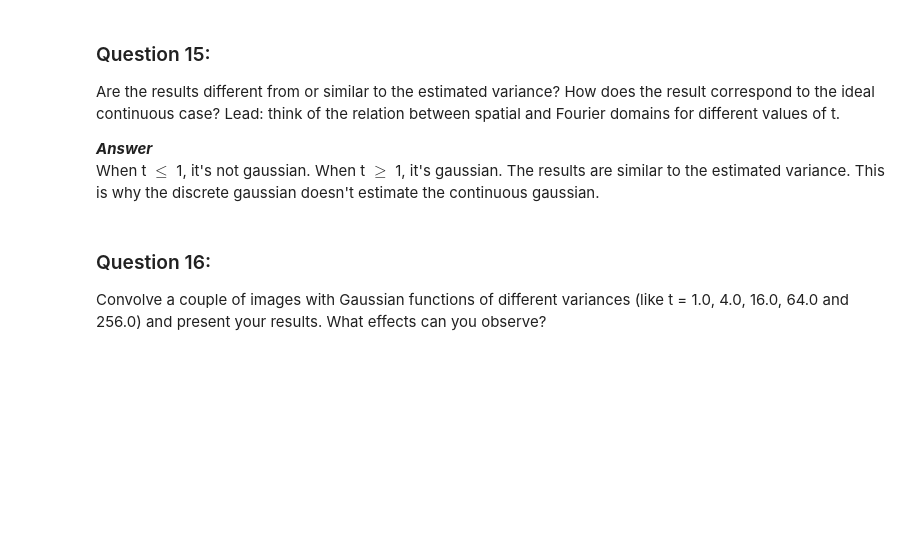
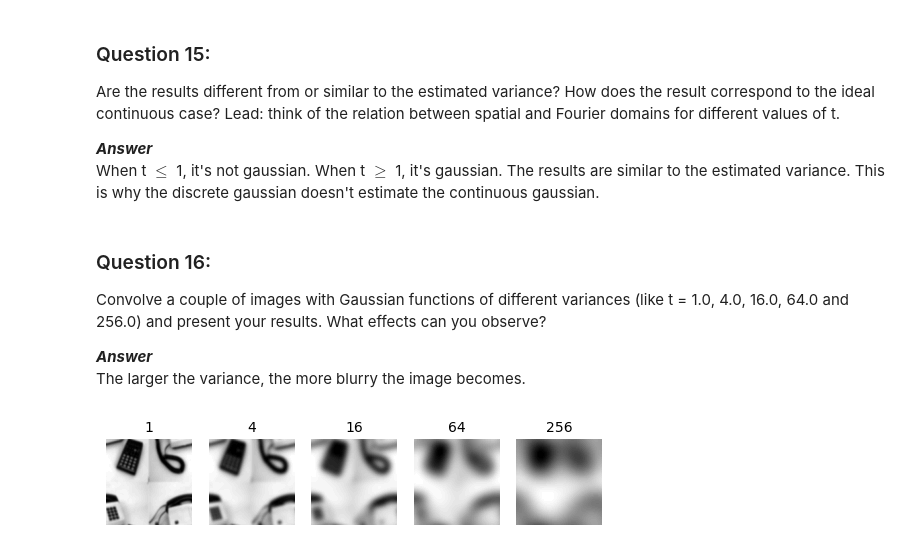
Before and after one commit to RakinAli/Computer-Vision-course, a Jupyter notebook: Labs/Lab 1/Rakin/Rakin.ipynb, the cells around one changed output. Drawn from its saved outputs; the diff is of its cells as text; code cells hidden in the pictures; blank space fills up the shorter version.

Commit message:
Question 16 finsihed

```diff
--- a/Labs/Lab 1/Rakin/Rakin.ipynb
+++ b/Labs/Lab 1/Rakin/Rakin.ipynb
@@ -389,7 +389,24 @@ When t $\leq$ 1, it's not gaussian. When t $\geq$ 1, it's gaussian. The results
 # %% [markdown]
 ### Question 16:
 Convolve a couple of images with Gaussian functions of different variances (like t = 1.0, 4.0, 16.0, 64.0 and 256.0) and present your results. What effects can you observe?
+
+***Answer*** <br>
+The larger the variance, the more blurry the image becomes.
-# %%
-def question16():
-  img = np.load("Images-npy/male128.npy")
-  figure = plt.figure()
+# %%
+def question16():
+  img = np.load("Images-npy/phonecalc128.npy")
+  figure = plt.figure()
+  figure.subplots_adjust(wspace=0.2, hspace=0.2)
+  plt.rc("axes", titlesize=10)
+  position = 1
+  t_values = [1, 4, 16, 64, 256]
+  for t in t_values:
+    a1 = figure.add_subplot(1, len(t_values), position)
+    showgrey(gaussfft(img, t), False)
+    a1.title.set_text(t)
+    position += 1
+  plt.show()
+
+question16()
+# %% [output]
+[figure, added]
```
Also changed, not shown: parts of 1 cell of this notebook.
